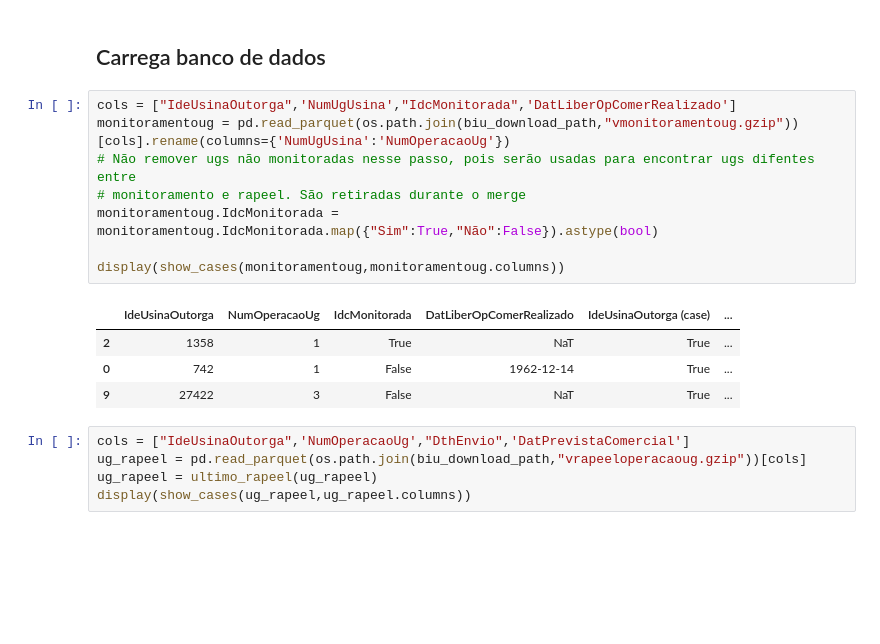
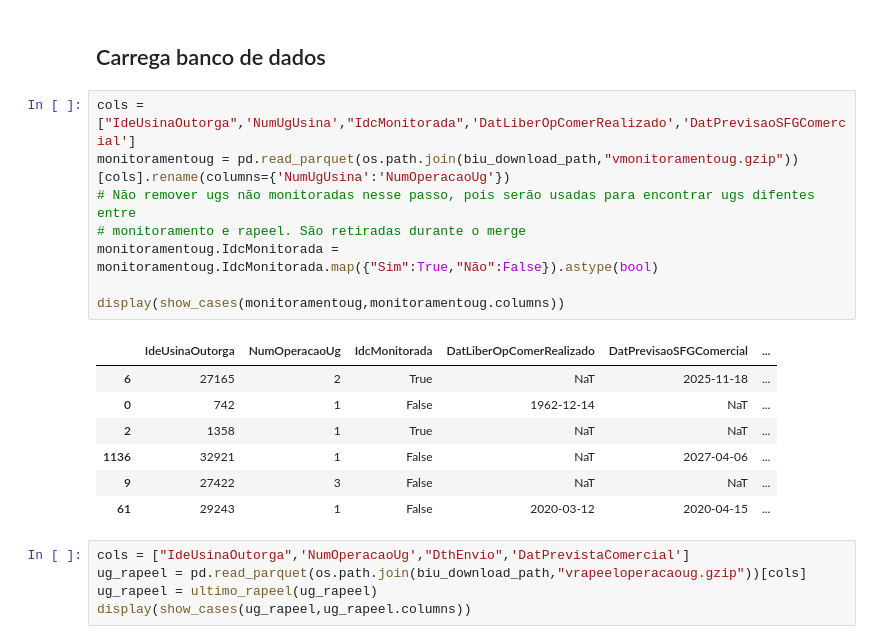
Before and after one commit to Vinicius667/Previsor, a Jupyter notebook: App/Previsor_teste3.ipynb, the cells around one changed output. Cells and saved outputs as stored; diff of their text form; blank space fills up the shorter version.

```diff
--- a/App/Previsor_teste3.ipynb
+++ b/App/Previsor_teste3.ipynb
@@ -389,18 +397,21 @@ display(show_cases(df_usina,cols))
 # %% [markdown]
 ## Carrega banco de dados
 # %%
-cols = ["IdeUsinaOutorga",'NumUgUsina',"IdcMonitorada",'DatLiberOpComerRealizado']
+cols = ["IdeUsinaOutorga",'NumUgUsina',"IdcMonitorada",'DatLiberOpComerRealizado','DatPrevisaoSFGComercial']
 monitoramentoug = pd.read_parquet(os.path.join(biu_download_path,"vmonitoramentoug.gzip"))[cols].rename(columns={'NumUgUsina':'NumOperacaoUg'})
 # Não remover ugs não monitoradas nesse passo, pois serão usadas para encontrar ugs difentes entre
 # monitoramento e rapeel. São retiradas durante o merge
 monitoramentoug.IdcMonitorada = monitoramentoug.IdcMonitorada.map({"Sim":True,"Não":False}).astype(bool)
 
 display(show_cases(monitoramentoug,monitoramentoug.columns))
 # %% [output]
-|  | IdeUsinaOutorga | NumOperacaoUg | IdcMonitorada | DatLiberOpComerRealizado | IdeUsinaOutorga (case) | ... |
-| 2 | 1358 | 1 | True | NaT | True | ... |
-| 0 | 742 | 1 | False | 1962-12-14 | True | ... |
-| 9 | 27422 | 3 | False | NaT | True | ... |
+|  | IdeUsinaOutorga | NumOperacaoUg | IdcMonitorada | DatLiberOpComerRealizado | DatPrevisaoSFGComercial | ... |
+| 6 | 27165 | 2 | True | NaT | 2025-11-18 | ... |
+| 0 | 742 | 1 | False | 1962-12-14 | NaT | ... |
+| 2 | 1358 | 1 | True | NaT | NaT | ... |
+| 1136 | 32921 | 1 | False | NaT | 2027-04-06 | ... |
+| 9 | 27422 | 3 | False | NaT | NaT | ... |
+| 61 | 29243 | 1 | False | 2020-03-12 | 2020-04-15 | ... |
 # %%
 cols = ["IdeUsinaOutorga",'NumOperacaoUg',"DthEnvio",'DatPrevistaComercial']
 ug_rapeel = pd.read_parquet(os.path.join(biu_download_path,"vrapeeloperacaoug.gzip"))[cols]
```
Also changed, not shown: parts of 33 cells of this notebook, 4 other files.
